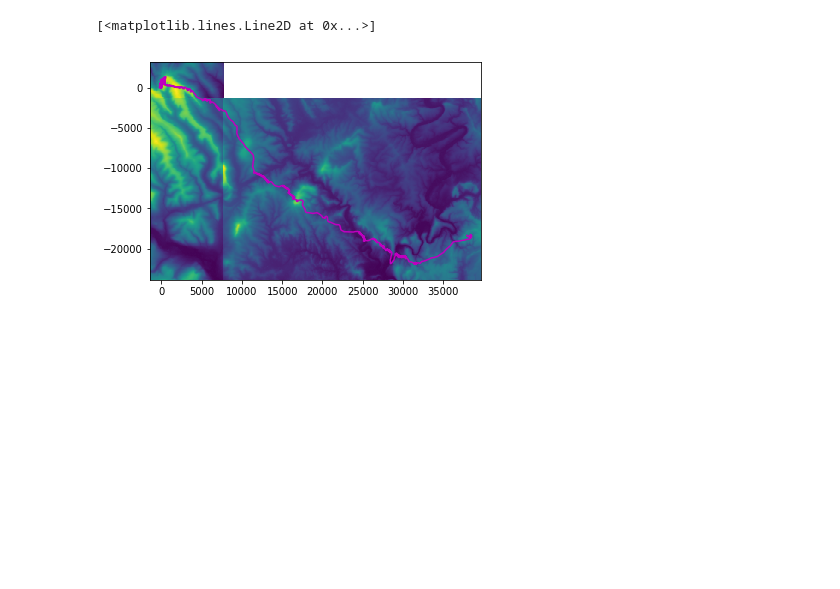
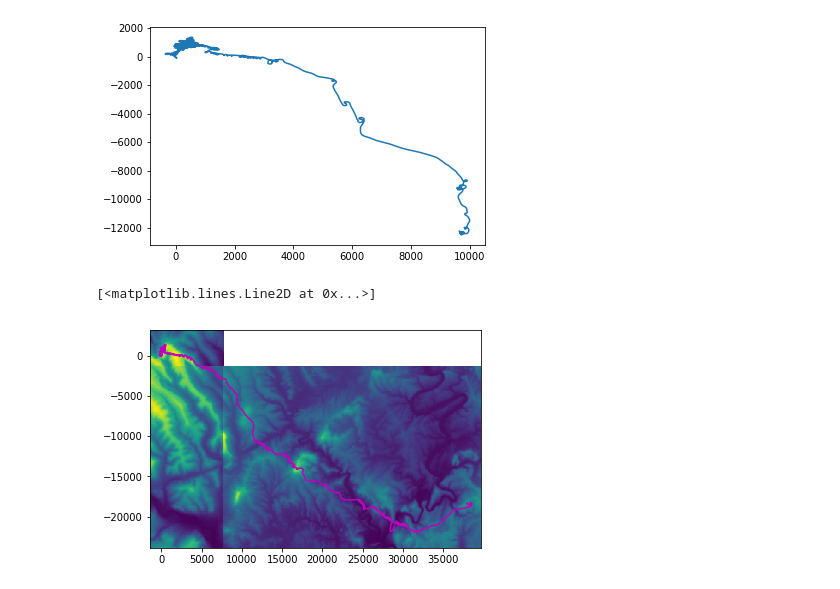
Before and after one commit to Future-Hangglider/hacktrack, a Jupyter notebook: bos2019haybluff.ipynb, the cells around one changed output. Saved outputs shown, nothing was run; the diff lists cells and outputs as text; code cells hidden in the pictures; blank space fills up the shorter version.

```diff
--- a/bos2019haybluff.ipynb
+++ b/bos2019haybluff.ipynb
@@ -29,3 +83,9 @@ len(self.terrXs)
+# %%
+for llpQ in fd.pIGCs[1:]:
+    lpQ = llpQ[fd.t0:fd.t1]
+    plt.plot(lpQ.x, lpQ.y)
+# %% [output]
+[figure, added]
 # %%
 from hacktrack import utils
 pQ = fd.pQ[fd.t0:fd.t1]
```
Also changed, not shown: parts of 8 cells of this notebook, 4 other files.
